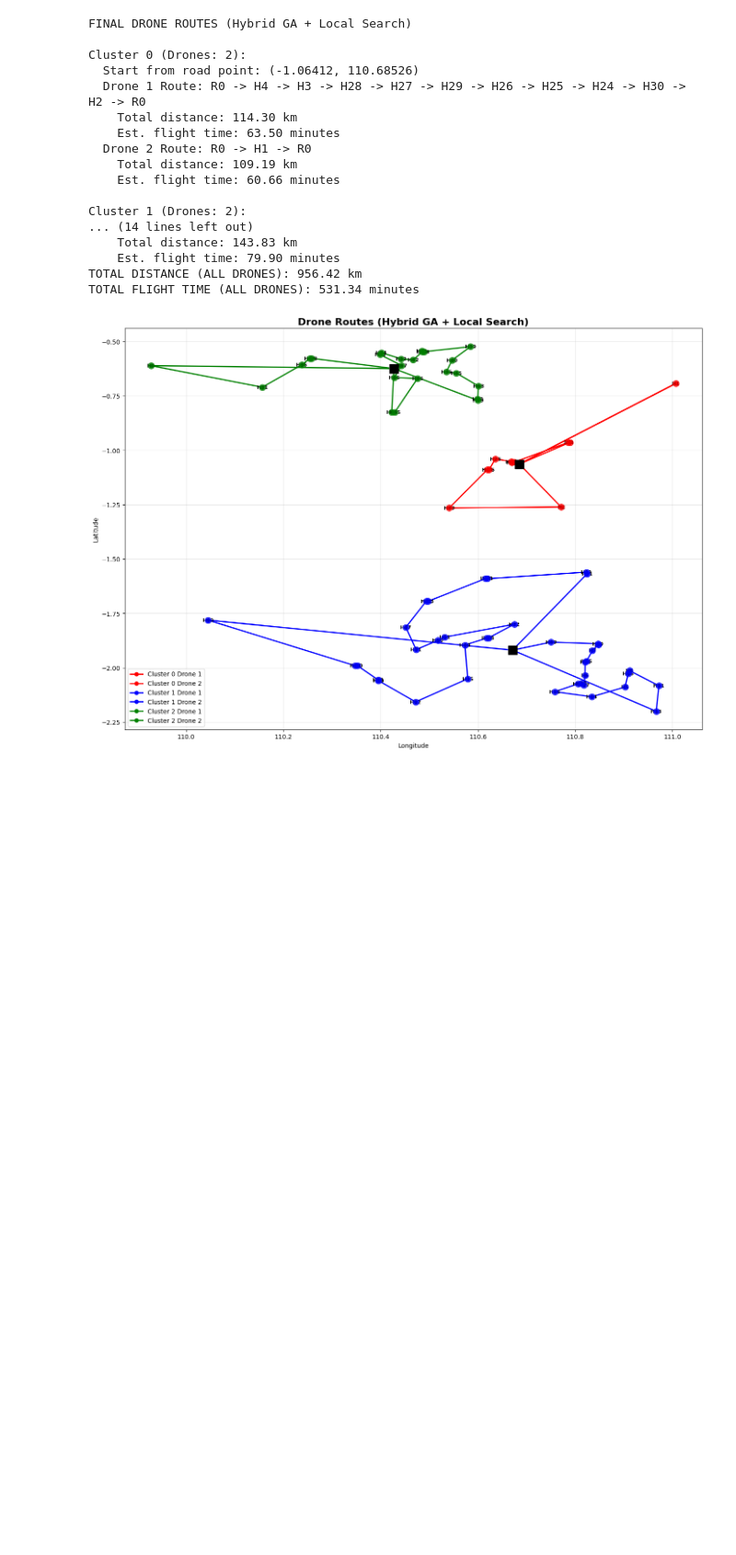
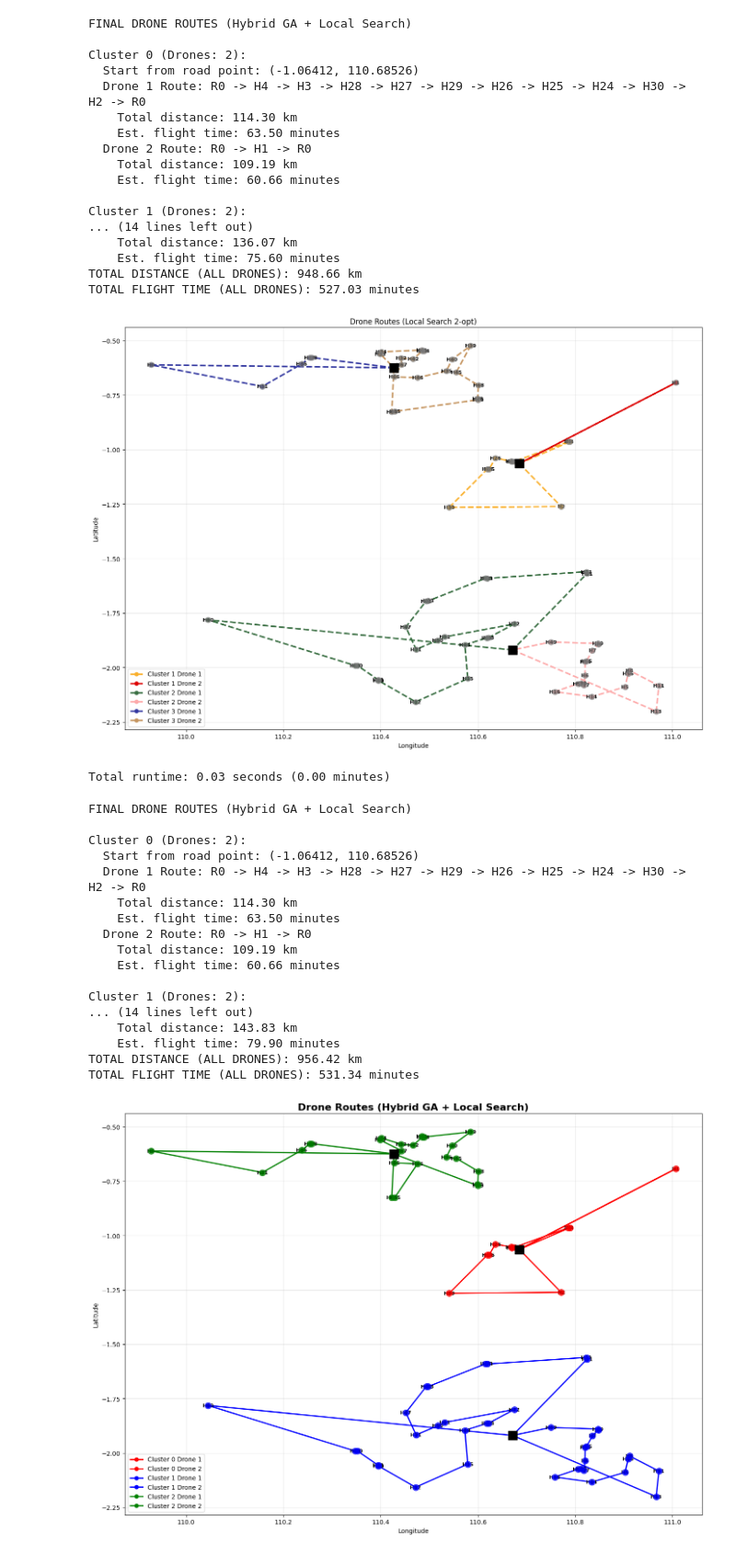
Before and after one commit to koiiiko/softcomp, a Jupyter notebook: hybrid_ga_ls.ipynb, the cells around one changed output. Shown at 92% size. Cells and saved outputs as stored; diff of their text form; code cells hidden in the pictures; blank space fills up the shorter version.

```diff
--- a/hybrid_ga_ls.ipynb
+++ b/hybrid_ga_ls.ipynb
@@ -1,3 +99,50 @@
+# %%
+from ga_ls import *
+import time
+
+road_points = {
+    0: (-1.064124, 110.685258),
+    1: (-1.919500, 110.671412),
+    2: (-0.625036, 110.427354)
+}
+# --- Start timing here ---
+start_time = time.time()
+
+routing = ClusterBasedDroneRouting_Hybrid(
+    csv_file="ketapang-12-08-24_merged_clustered_3.csv",
+    road_points=road_points,
+    n_drones={0: 2, 1: 2, 2: 2}
+)
+
+# --- End timing ---
+end_time = time.time()
+runtime = end_time - start_time
+
+routes = routing.optimize_all_clusters()
+routing.print_cluster_routes(routes)
+routing.visualize_cluster_routes(routes)
+routing.new_visualize_cluster_routes_ketapang(routes)
+print(f"Total runtime: {runtime:.2f} seconds ({runtime/60:.2f} minutes)")
+# %% [output]
+FINAL DRONE ROUTES (Hybrid GA + Local Search)
+
+Cluster 0 (Drones: 2):
+  Start from road point: (-1.06412, 110.68526)
+  Drone 1 Route: R0 -> H4 -> H3 -> H28 -> H27 -> H29 -> H26 -> H25 -> H24 -> H30 -> H2 -> R0
+    Total distance: 114.30 km
+    Est. flight time: 63.50 minutes
+  Drone 2 Route: R0 -> H1 -> R0
+    Total distance: 109.19 km
+    Est. flight time: 60.66 minutes
+
+Cluster 1 (Drones: 2):
+... (14 lines left out)
+    Total distance: 136.07 km
+    Est. flight time: 75.60 minutes
+TOTAL DISTANCE (ALL DRONES): 948.66 km
+TOTAL FLIGHT TIME (ALL DRONES): 527.03 minutes
+[figure, added]
+Total runtime: 0.03 seconds (0.00 minutes)
 # %%
 from ga_ls import *
 
```
Also changed, not shown: parts of 23 cells of this notebook, 13 other files.
